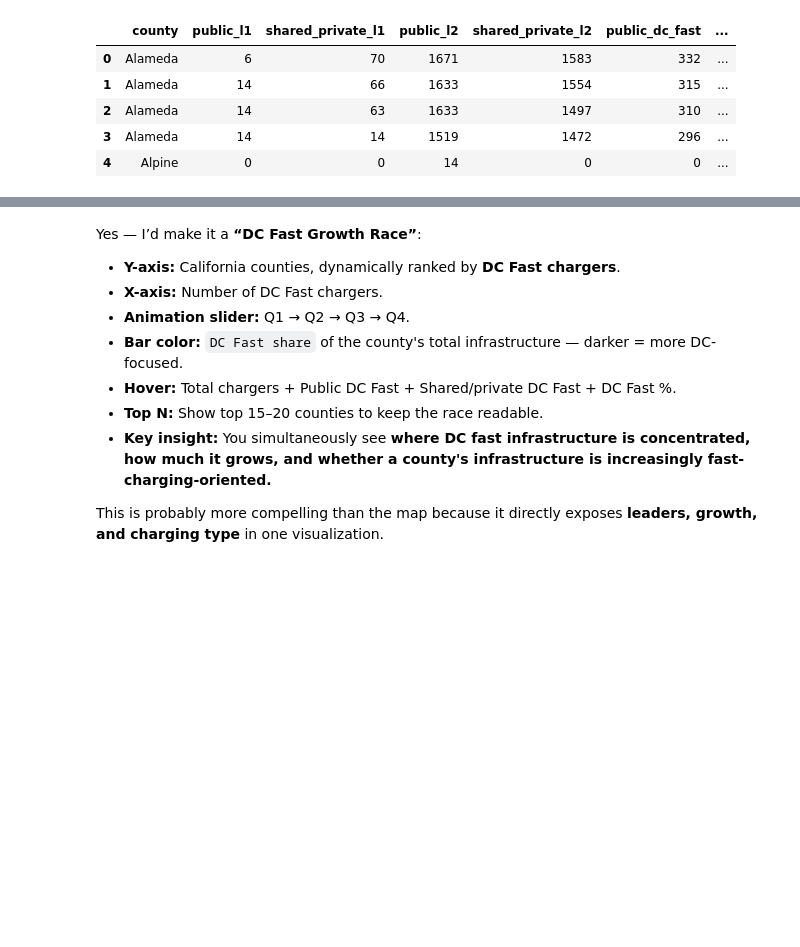
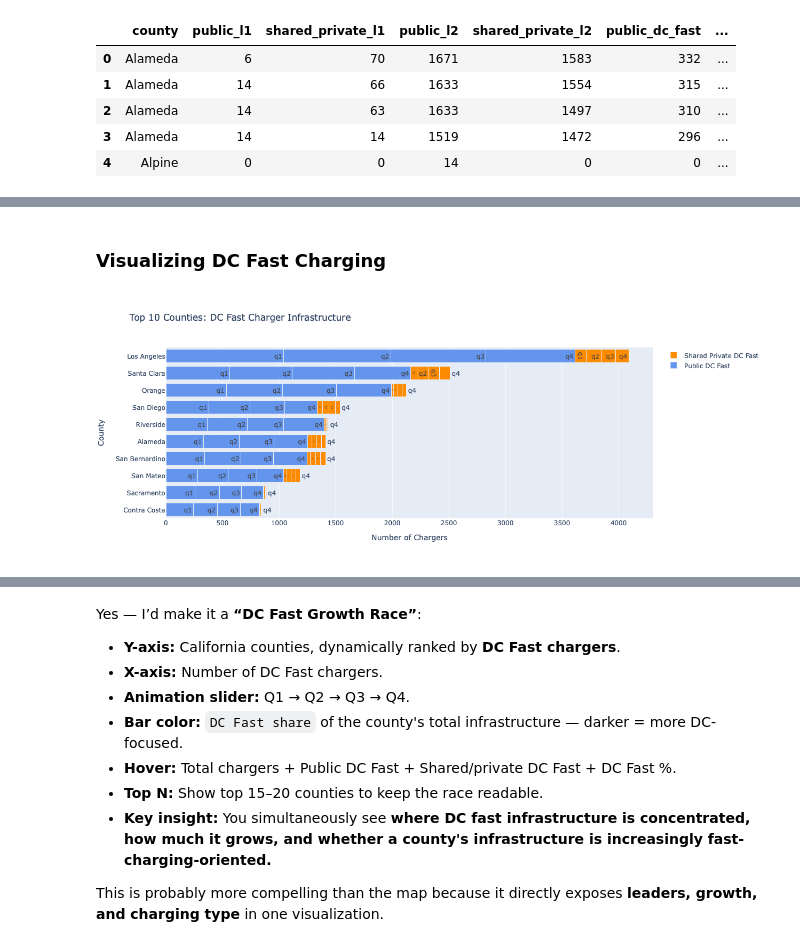
Before and after one commit to sshariz/EVChargingInfrastructure, a Jupyter notebook: evproject.ipynb, the cells around one changed output, grey strips where cells are left out. Cells and saved outputs as stored; diff of their text form; code cells hidden in the pictures; blank space fills up the shorter version.

```diff
--- a/evproject.ipynb
+++ b/evproject.ipynb
@@ -613,0 +507,68 @@ The default of observed=False is deprecated and will be changed to True in a fut
+# %% [markdown]
+### Visualizing DC Fast Charging
+# %%
+# Top 10 Counties
+
+# Prepare the data
+df = mapped21[["county", "public_dc_fast", "shared_private_dc_fast", "total", "quarter", "fips", "county_name"]].copy()
+df = df[~df["county"].isin(["Total", "Unknown"])]
+
+
+#  Identify the Top 10 Counties by combined total
+# We sum the columns, find the top 10 unique county names, and convert to a list
+top_10_counties = (
+    df.groupby("county")[["public_dc_fast", "shared_private_dc_fast"]]
+    .sum()
+    .sum(axis=1)  # Combine both public and private totals
+    .nlargest(10)  # Get the top 10 largest
+    .index.tolist()
+)
+
+#  Filter original DataFrame to include ONLY those top 10 counties
+# This preserves all 4 quarter rows for each of the top 10 counties
+df_top10 = df[df["county"].isin(top_10_counties)].copy()
+
+# Re-generate the quarter labels list tailored to the new filtered dataframe length
+quarter_labels_top10 = ["q1", "q2", "q3", "q4"] * (len(df_top10) // 4)
+
+
+# Build the plot using the filtered data
+fig = go.Figure()
+
+# Add trace for Public DC Fast Chargers
+fig.add_trace(
+    go.Bar(
+        y=df_top10["county"],
+        x=df_top10["public_dc_fast"],
+        name="Public DC Fast",
+        text=quarter_labels_top10,
+        orientation="h",
+        marker=dict(color="cornflowerblue"),
+    )
+)
+
+# Add trace for Shared Private DC Fast Chargers
+fig.add_trace(
+    go.Bar(
+        y=df_top10["county"],
+        x=df_top10["shared_private_dc_fast"],
+        name="Shared Private DC Fast",
+        text=quarter_labels_top10,
+        orientation="h",
+        marker=dict(color="darkorange"),
+    )
+)
+
+# Clean up layout formatting
+fig.update_layout(
+    barmode="stack",
+    title="Top 10 Counties: DC Fast Charger Infrastructure",
+    xaxis_title="Number of Chargers",
+    yaxis_title="County",
+    yaxis={"categoryorder": "total ascending"},
+    height=500,
+)
+
+fig.show()
+# %% [output]
+[figure, added]
```
Also changed, not shown: parts of 4 cells of this notebook.
